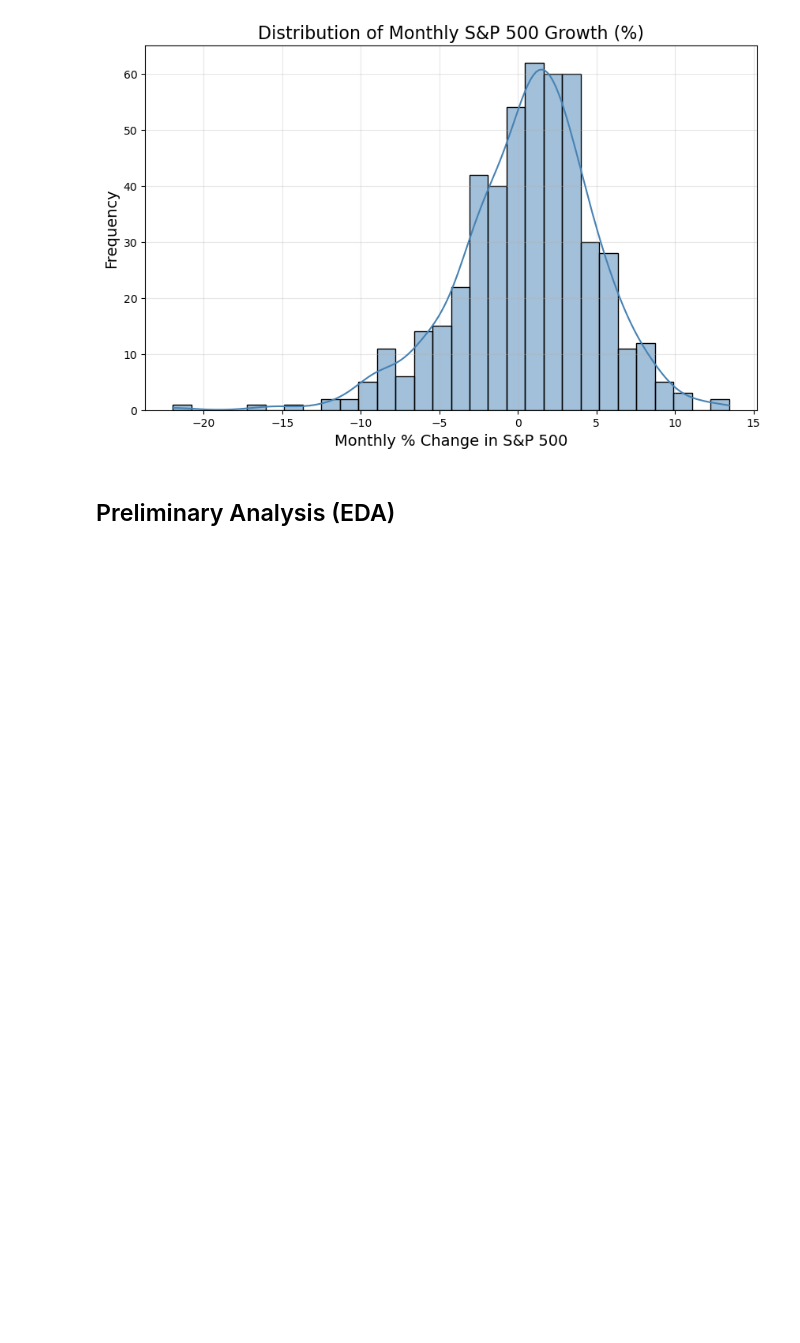
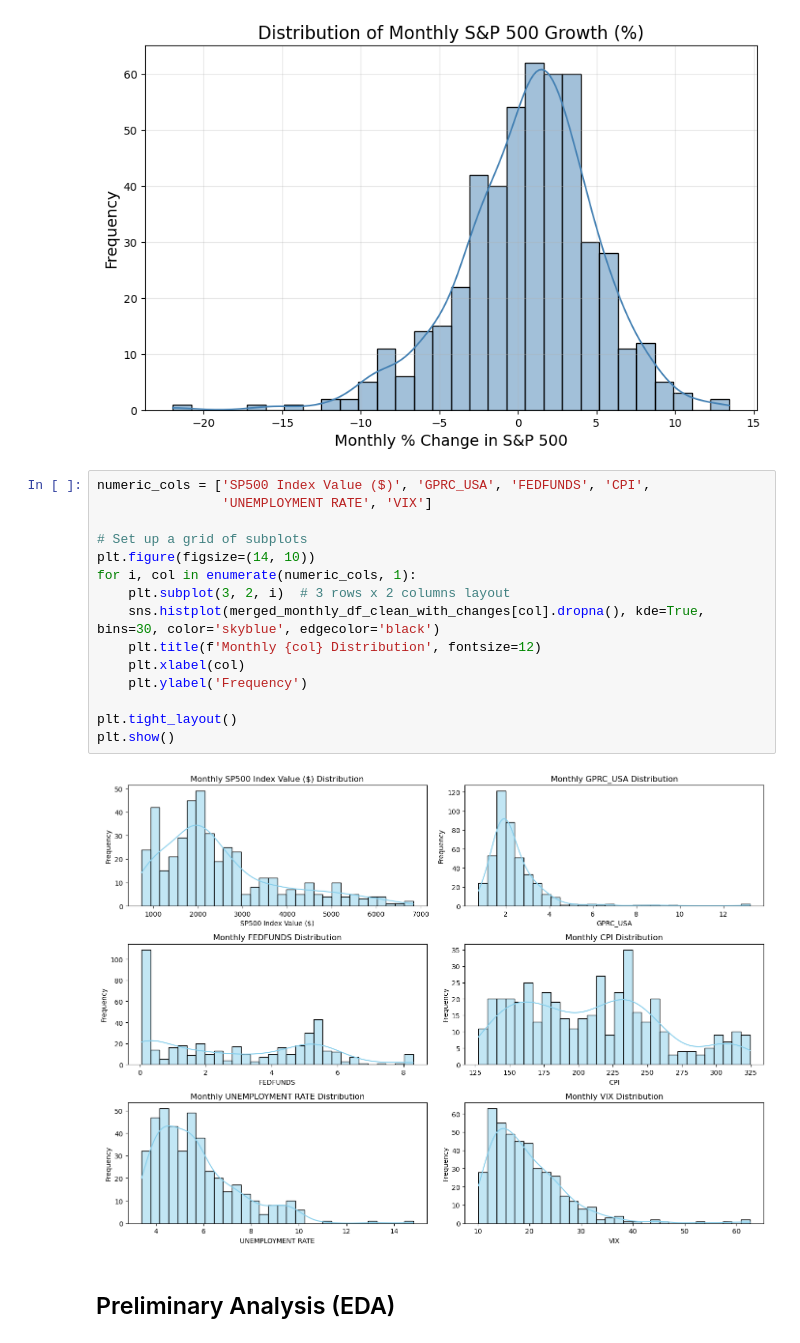
Before and after one commit to AL2024UCSD/sp500trends, a Jupyter notebook: mainwork_withanalysis.ipynb, the cells around one changed output. Drawn from its saved outputs; the diff is of its cells as text; blank space fills up the shorter version.

```diff
--- a/mainwork_withanalysis.ipynb
+++ b/mainwork_withanalysis.ipynb
@@ -450,6 +450,23 @@ plt.grid(alpha=0.3)
 plt.show()
 # %% [output]
 [figure]
+# %%
+numeric_cols = ['SP500 Index Value ($)', 'GPRC_USA', 'FEDFUNDS', 'CPI',
+                'UNEMPLOYMENT RATE', 'VIX']
+
+# Set up a grid of subplots
+plt.figure(figsize=(14, 10))
+for i, col in enumerate(numeric_cols, 1):
+    plt.subplot(3, 2, i)  # 3 rows x 2 columns layout
+    sns.histplot(merged_monthly_df_clean_with_changes[col].dropna(), kde=True, bins=30, color='skyblue', edgecolor='black')
+    plt.title(f'Monthly {col} Distribution', fontsize=12)
+    plt.xlabel(col)
+    plt.ylabel('Frequency')
+
+plt.tight_layout()
+plt.show()
+# %% [output]
+[figure, added]
 # %% [markdown]
 ## Preliminary Analysis (EDA)
 # %%
```
Also changed, not shown: parts of 6 cells of this notebook.
